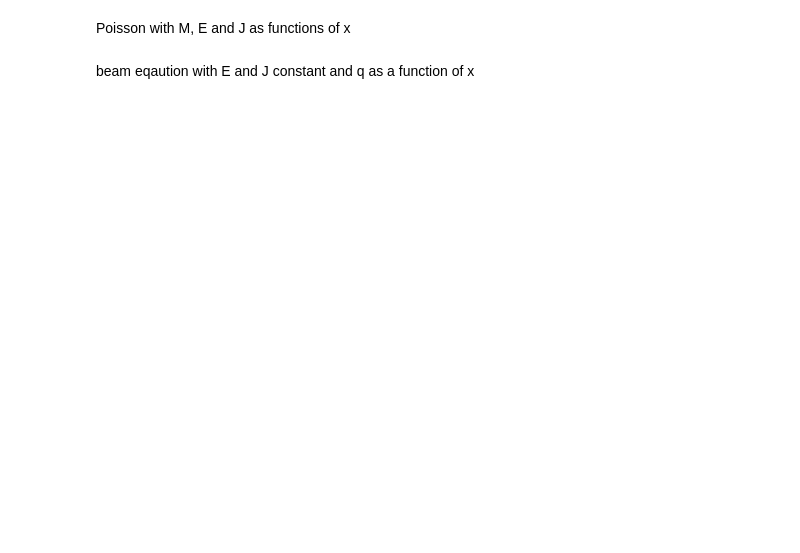
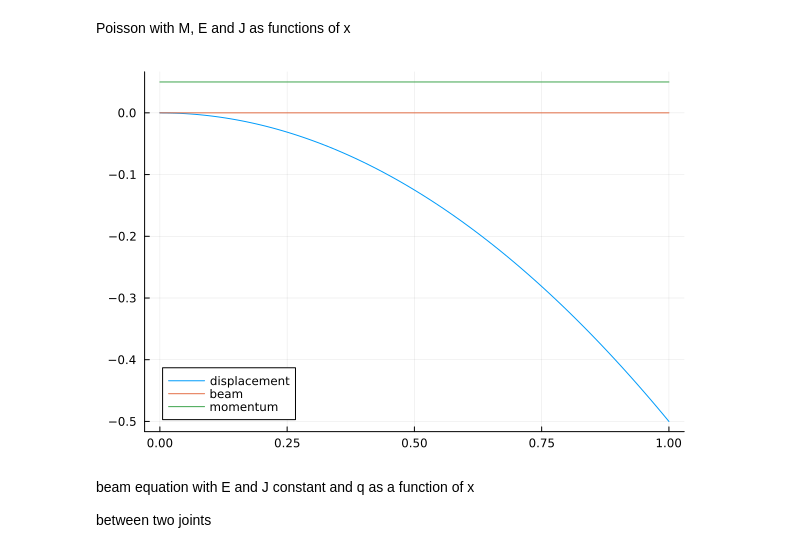
Before and after one commit to Kstreme/ENSAM-TUD01_G1, a Jupyter notebook: scripts cosimo/scripts.ipynb, the cells around one changed output. Cells and saved outputs as stored; diff of their text form; code cells hidden in the pictures; blank space fills up the shorter version.

```diff
--- a/scripts cosimo/scripts.ipynb
+++ b/scripts cosimo/scripts.ipynb
@@ -1,34 +4,38 @@
 # %% [markdown]
 Poisson with M, E and J as functions of x
 # %%
-using Plots
-using DifferentialEquations
-
 E(x)=1                 #young module equation
-J(x)= 1.1-x                      #inertia equation
-M(x)=-(1-x);                  #momentum equation
+J(x)= 1                      #inertia equation
+M(x)=-1;                  #momentum equation
 
 
 f(x)=-M(x)/(E(x)*J(x))
+
 
 function poisson!(du,u,p,x)
     du[1]=u[2]
     du[2]=f(x)
 end
 
-function bc!(r,u,p,t)
-    r[1] = u[1][1]
-    r[2] = u[1][2]
+
+function bc!(r,u,p,x)
+    r[1]= u[1][1]
+    r[2]= u[1][2]
 end
+
 
 xspan=(0.0 , 1.0)
 
+bvp= BVProblem(poisson!,bc!,[0.,0.],xspan)
 
-bvp= BVProblem(poisson!,bc!,[0,0],xspan)
-u_sol= solve(bvp,BS3(),saveat = 0.01)
+u_sol= solve(bvp,MIRK4(),dt = 0.01)
 
 plot(u_sol.t,-u_sol[1,:],label="displacement")
 plot!(u_sol.t,0*u_sol.t,label="beam")
 plot!(u_sol.t,-0.05*M.(u_sol.t),label="momentum")
+# %% [output]
+[figure, added]
 # %% [markdown]
-beam eqaution with E and J constant and q as a function of x
+beam equation with E and J constant and q as a function of x
+
+between two joints
```
Also changed, not shown: parts of 8 cells of this notebook, 2 other files.
